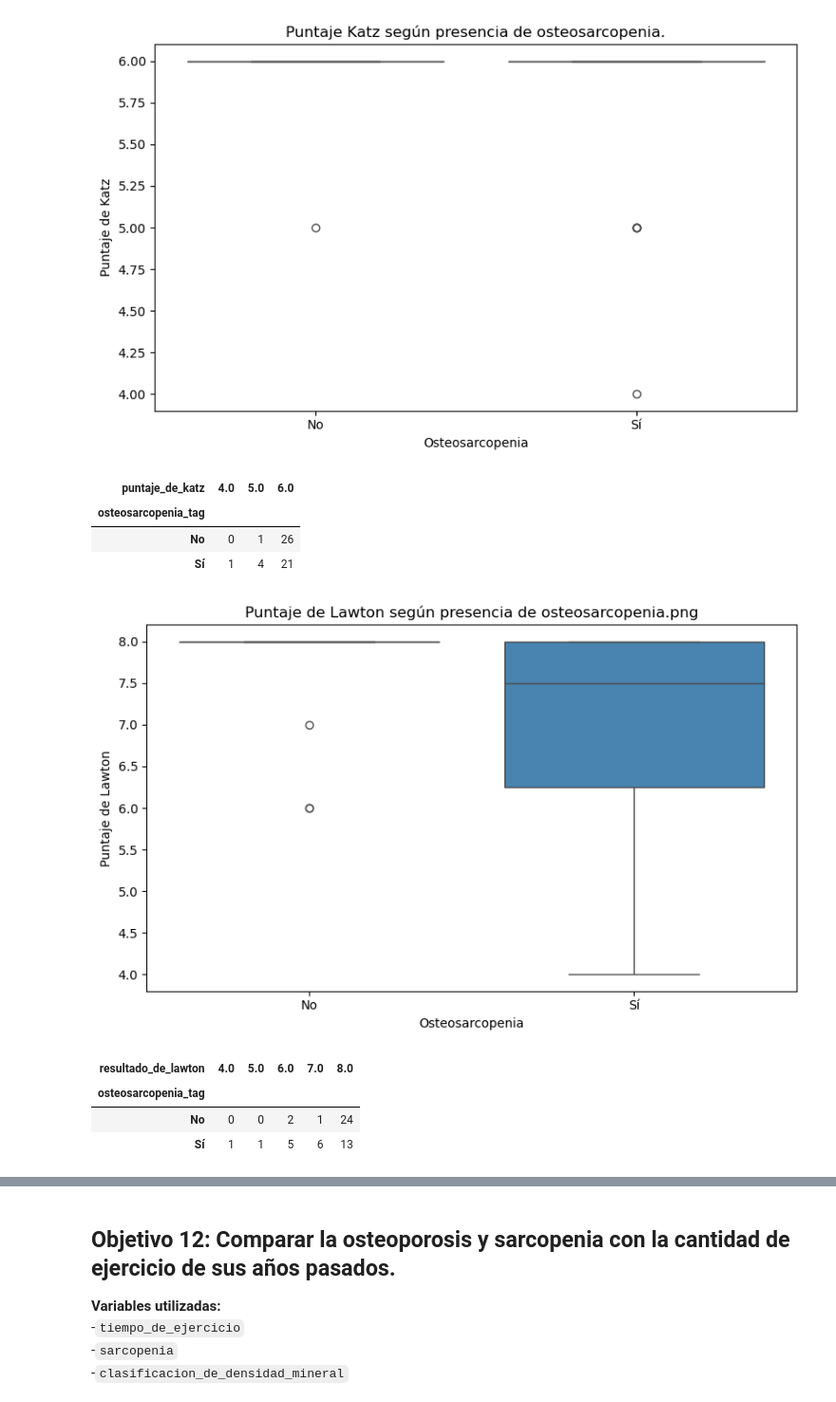
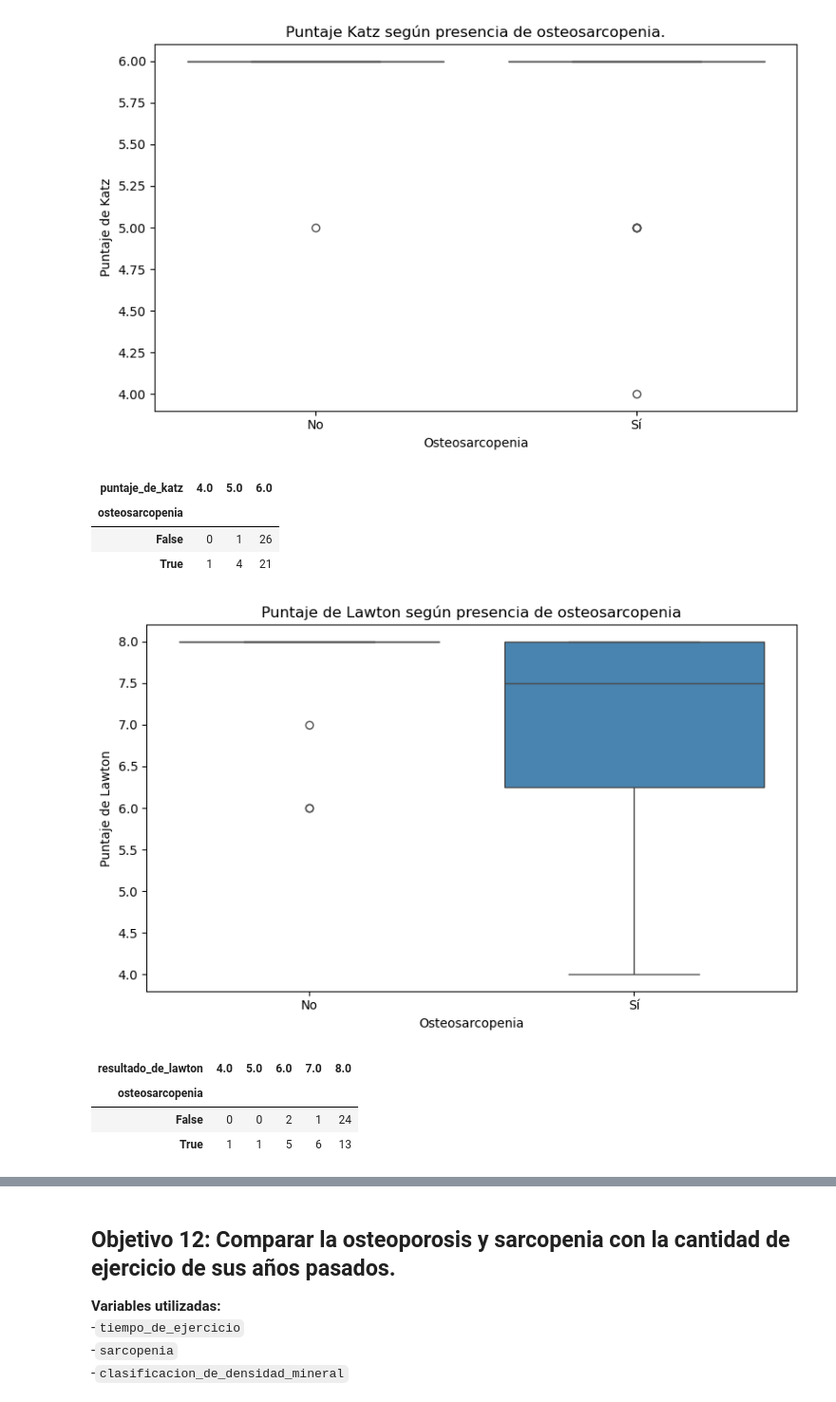
Before and after one commit to soychriscampos/analisis_osteosarcopenia, a Jupyter notebook: notebooks/eda.ipynb, the cells around one changed output, grey strips where cells are left out. Shown at 95% size. Drawn from its saved outputs; the diff is of its cells as text; code cells hidden in the pictures.

```diff
--- a/notebooks/eda.ipynb
+++ b/notebooks/eda.ipynb
@@ -9,7 +9,7 @@ import matplotlib.pyplot as plt
 import seaborn as sns
 # %%
 # carga de datos
-df = pd.read_csv('../data/cleaned/sarcopenia.csv')
+df = pd.read_csv('../data/cleaned/df_limpio.csv')
 # %%
 # descripción general
 df.shape
@@ -562,44 +571,45 @@ df.groupby('nivel_de_sarcopenia', observed=False)['masa_muscular_absoluta'].desc
 Se comparan los puntajes de las estacalas Katz y Lawton entre pacientes con y sin osteosarcopenia. Se busca observar si existen diferencias en los niveles de funcionalidad según esta condición. Para ello, se emplean diagramas de caja, que permiten visualizar la mediana, la disperción y la presencia de valores extremos.
 # %%
 # Distribución de puntajes según osteosarcopenia
-df['osteosarcopenia_tag'] = df['osteosarcopenia'].map({False: 'No', True: 'Sí'})
 
 # Katz
 plt.figure(figsize=(8,5))
-sns.boxplot(data=df, x='osteosarcopenia_tag', y='puntaje_de_katz', hue='osteosarcopenia_tag', palette='Blues', legend=False)
+sns.boxplot(data=df, x='osteosarcopenia', y='puntaje_de_katz', hue='osteosarcopenia', palette='Blues', legend=False)
 plt.title('Puntaje Katz según presencia de osteosarcopenia.')
 plt.xlabel('Osteosarcopenia')
 plt.ylabel('Puntaje de Katz')
+plt.xticks([0,1], ['No', 'Sí'])
 plt.tight_layout()
 plt.savefig("../outputs/objetivo11_katz_vs_osteosarcopenia.png", dpi=300, bbox_inches='tight')
 plt.show()
 # %% [output]
 [figure]
 # %%
-pd.crosstab(df['osteosarcopenia_tag'], df['puntaje_de_katz'])
+pd.crosstab(df['osteosarcopenia'], df['puntaje_de_katz'])
 # %% [output]
 | puntaje_de_katz | 4.0 | 5.0 | 6.0 |
-| osteosarcopenia_tag |  |  |  |
-| No | 0 | 1 | 26 |
-| Sí | 1 | 4 | 21 |
+| osteosarcopenia |  |  |  |
+| False | 0 | 1 | 26 |
+| True | 1 | 4 | 21 |
 # %%
 # Lawton
 plt.figure(figsize=(8,5))
-sns.boxplot(data=df, x='osteosarcopenia_tag', y='resultado_de_lawton', hue='osteosarcopenia_tag', palette='Blues', legend=False)
-plt.title('Puntaje de Lawton según presencia de osteosarcopenia.png')
+sns.boxplot(data=df, x='osteosarcopenia', y='resultado_de_lawton', hue='osteosarcopenia', palette='Blues', legend=False)
+plt.title('Puntaje de Lawton según presencia de osteosarcopenia')
 plt.xlabel('Osteosarcopenia')
 plt.ylabel('Puntaje de Lawton')
+plt.xticks([0,1], ['No', 'Sí'])
 plt.tight_layout()
 plt.savefig("../outputs/objetivo11_lawton_vs_osteosarcopenia.png", dpi=300, bbox_inches='tight')
 plt.show()
 # %% [output]
-[figure, old version]
+[figure, new version]
 # %%
-pd.crosstab(df['osteosarcopenia_tag'], df['resultado_de_lawton'])
+pd.crosstab(df['osteosarcopenia'], df['resultado_de_lawton'])
 # %% [output]
 | resultado_de_lawton | 4.0 | 5.0 | 6.0 | 7.0 | 8.0 |
-| osteosarcopenia_tag |  |  |  |  |  |
-| No | 0 | 0 | 2 | 1 | 24 |
-| Sí | 1 | 1 | 5 | 6 | 13 |
+| osteosarcopenia |  |  |  |  |  |
+| False | 0 | 0 | 2 | 1 | 24 |
+| True | 1 | 1 | 5 | 6 | 13 |
 # %%
 # Resumen estadístico
```
Also changed, not shown: parts of 24 cells of this notebook, 7 other files.
